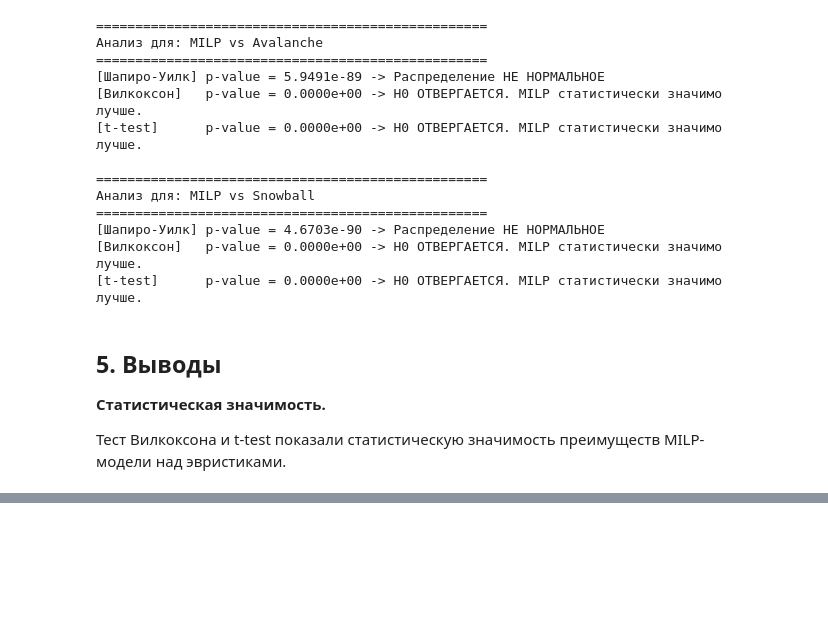
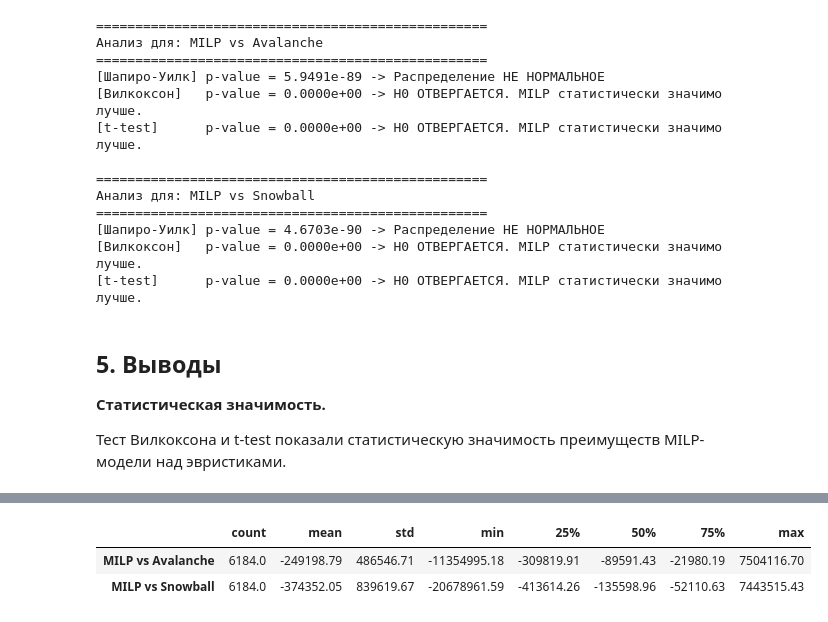
Before and after one commit to OSerge/RPML, a Jupyter notebook: core/rpml/hypothesis_testing.ipynb, the cells around one changed output, grey strips where cells are left out. Drawn from its saved outputs; the diff is of its cells as text; code cells hidden in the pictures; blank space fills up the shorter version.

```diff
--- a/core/rpml/hypothesis_testing.ipynb
+++ b/core/rpml/hypothesis_testing.ipynb
@@ -424,0 +464,11 @@ run_statistical_tests(df_opt['delta_snowball'], "MILP vs Snowball")
+# %%
+summary_stats_n8 = pd.DataFrame({
+    'MILP vs Avalanche': df_opt_n8['delta_avalanche'].describe(),
+    'MILP vs Snowball': df_opt_n8['delta_snowball'].describe()
+}).T
+
+display(summary_stats_n8.round(2))
+# %% [output]
+|  | count | mean | std | min | 25% | 50% | 75% | max |
+| MILP vs Avalanche | 6184.0 | -249198.79 | 486546.71 | -11354995.18 | -309819.91 | -89591.43 | -21980.19 | 7504116.70 |
+| MILP vs Snowball | 6184.0 | -374352.05 | 839619.67 | -20678961.59 | -413614.26 | -135598.96 | -52110.63 | 7443515.43 |
```
Also changed, not shown: parts of 8 cells of this notebook.
